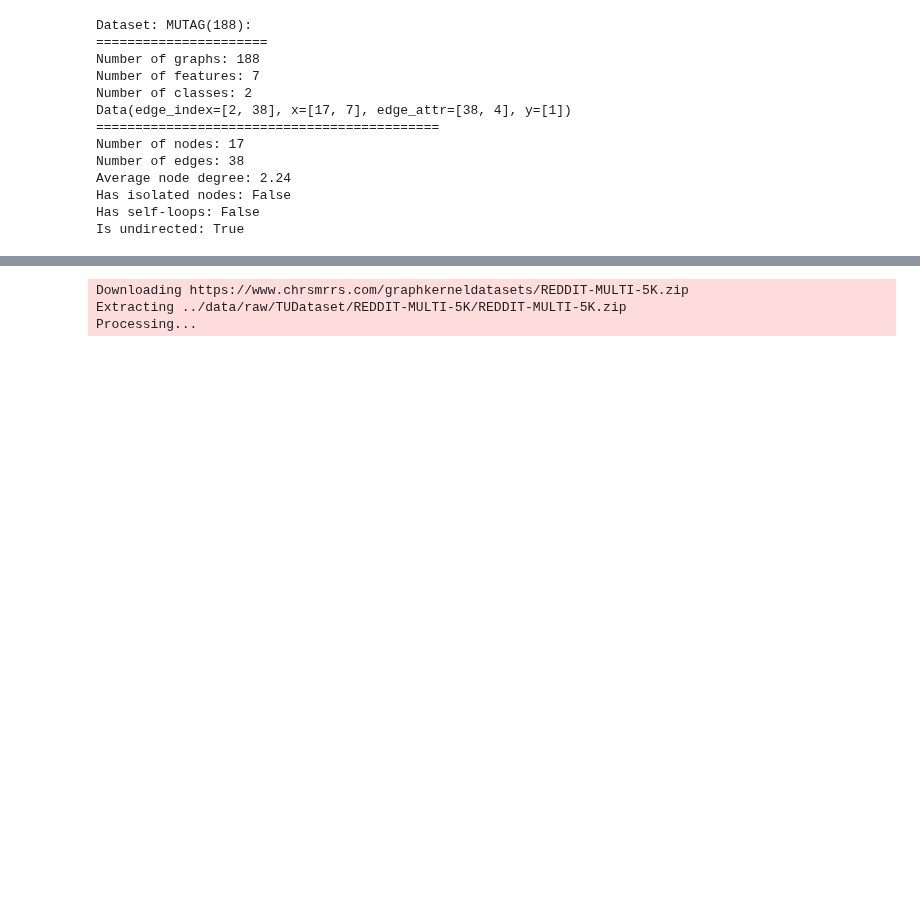
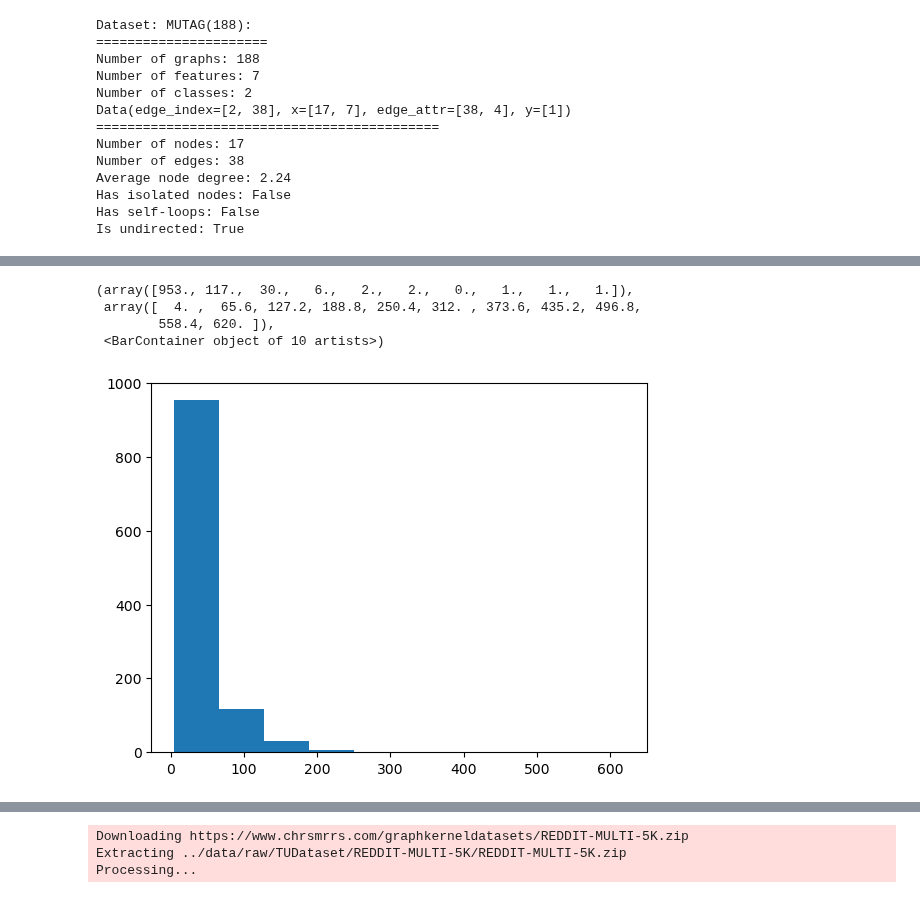
Before and after one commit to Barry0121/graph-neural-net-benchmark, a Jupyter notebook: notebooks/download_dataset.ipynb, the cells around one changed output, grey strips where cells are left out. Saved outputs shown, nothing was run; the diff lists cells and outputs as text; code cells hidden in the pictures; blank space fills up the shorter version.

```diff
--- a/notebooks/download_dataset.ipynb
+++ b/notebooks/download_dataset.ipynb
@@ -92,3 +90,13 @@ Done!
+# %%
+res = [data.num_nodes for data in dataset]
+import matplotlib.pyplot as plt
+plt.hist(res)
+# %% [output]
+(array([953., 117.,  30.,   6.,   2.,   2.,   0.,   1.,   1.,   1.]),
+ array([  4. ,  65.6, 127.2, 188.8, 250.4, 312. , 373.6, 435.2, 496.8,
+        558.4, 620. ]),
+ <BarContainer object of 10 artists>)
+[figure, added]
 # %%
 """
 ENZYMES is a dataset of 600 protein tertiary structures obtained from the BRENDA enzyme database. The ENZYMES dataset contains 6 enzymes.
```
Also changed, not shown: parts of 5 cells of this notebook, 3 other files.
